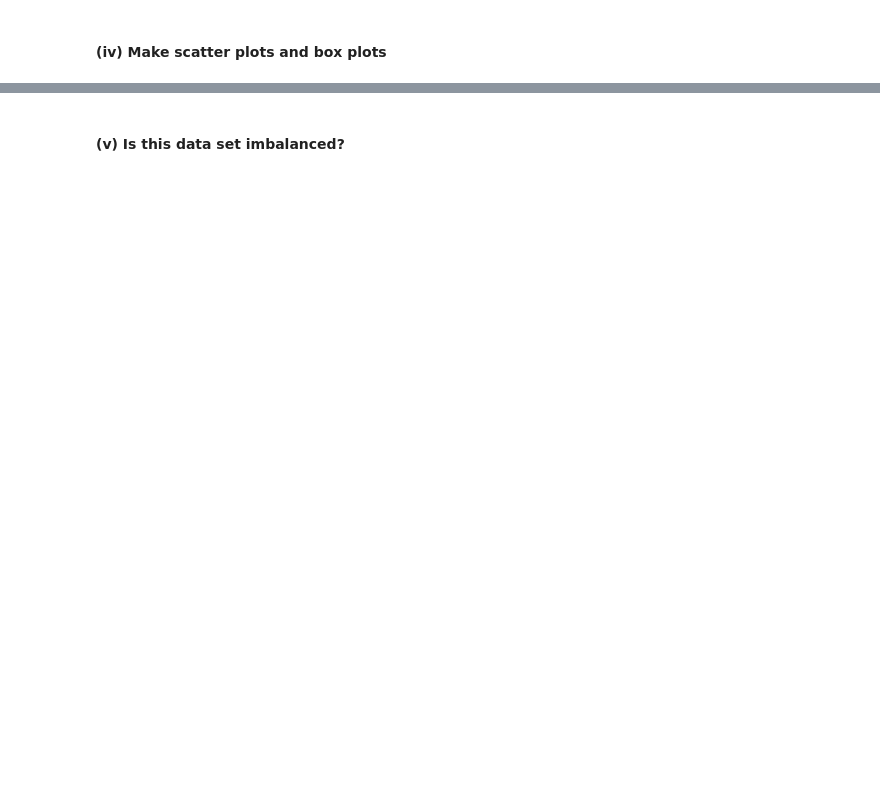
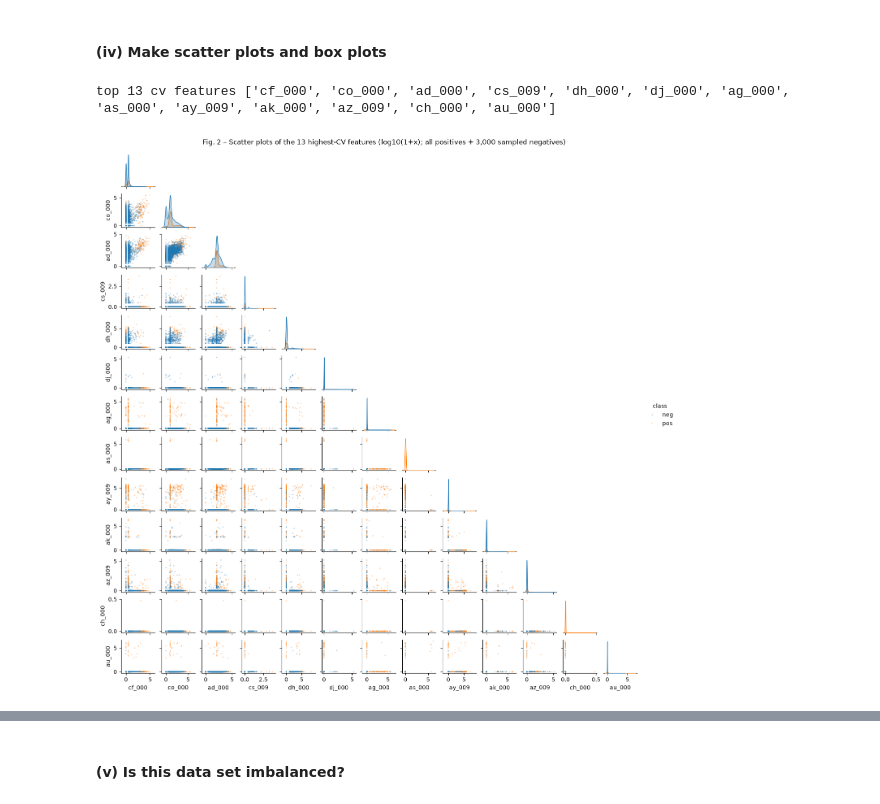
Before and after one commit to xiaomann339/DSCI552-HW6, a Jupyter notebook: notebook/Niu_Xiaoman_HW6.ipynb, the cells around one changed output, grey strips where cells are left out. Saved outputs shown, nothing was run; the diff lists cells and outputs as text; code cells hidden in the pictures; blank space fills up the shorter version.

```diff
--- a/notebook/Niu_Xiaoman_HW6.ipynb
+++ b/notebook/Niu_Xiaoman_HW6.ipynb
@@ -19,2 +76,6 @@ Import packages
 # %% [markdown]
 #### (ii) Calculate the coefficient of variation
+# %%
+cv = (X_train.std(ddof = 1) / X_train.mean()).sort_values(ascending = False)
+cells = [f"{f}: {v:8.3f}" for f, v in cv.items()] # print all 170 CVs compactly: 5 per line
+print("\n".join("   ".join(cells[i:i + 5]) for i in range(0, len(cells), 5)))
@@ -23,2 +118,21 @@ Import packages
 # %% [markdown]
 #### (iv) Make scatter plots and box plots
+# %%
+k = int(np.floor(np.sqrt(170)))
+top = cv.index[:k].tolist()
+print(f"top {k} cv features", top)
+
+df1 = np.log10(1+X_train[top])
+df1["class"] = train["class"].values
+sample = pd.concat([df1[df1["class"] == "pos"],
+                    df1[df1["class"] == "neg"].sample(3000, random_state = SEED)]) #class is very imbalanced , we sample neg to illustrate
+
+g = sns.pairplot(sample, vars=top, hue="class", hue_order=["neg", "pos"], corner=True,
+                 palette={"neg": "tab:blue", "pos": "tab:orange"},
+                 plot_kws={"s": 4, "alpha": .4, "linewidth": 0}, diag_kind="kde", height=1.05)
+g.fig.suptitle("Fig. 2 – Scatter plots of the 13 highest-CV features "
+               "(log10(1+x); all positives + 3,000 sampled negatives)", y=1.01)
+plt.show()
+# %% [output]
+top 13 cv features ['cf_000', 'co_000', 'ad_000', 'cs_009', 'dh_000', 'dj_000', 'ag_000', 'as_000', 'ay_009', 'ak_000', 'az_009', 'ch_000', 'au_000']
+[figure, added]
```
Also changed, not shown: parts of 41 cells of this notebook.
